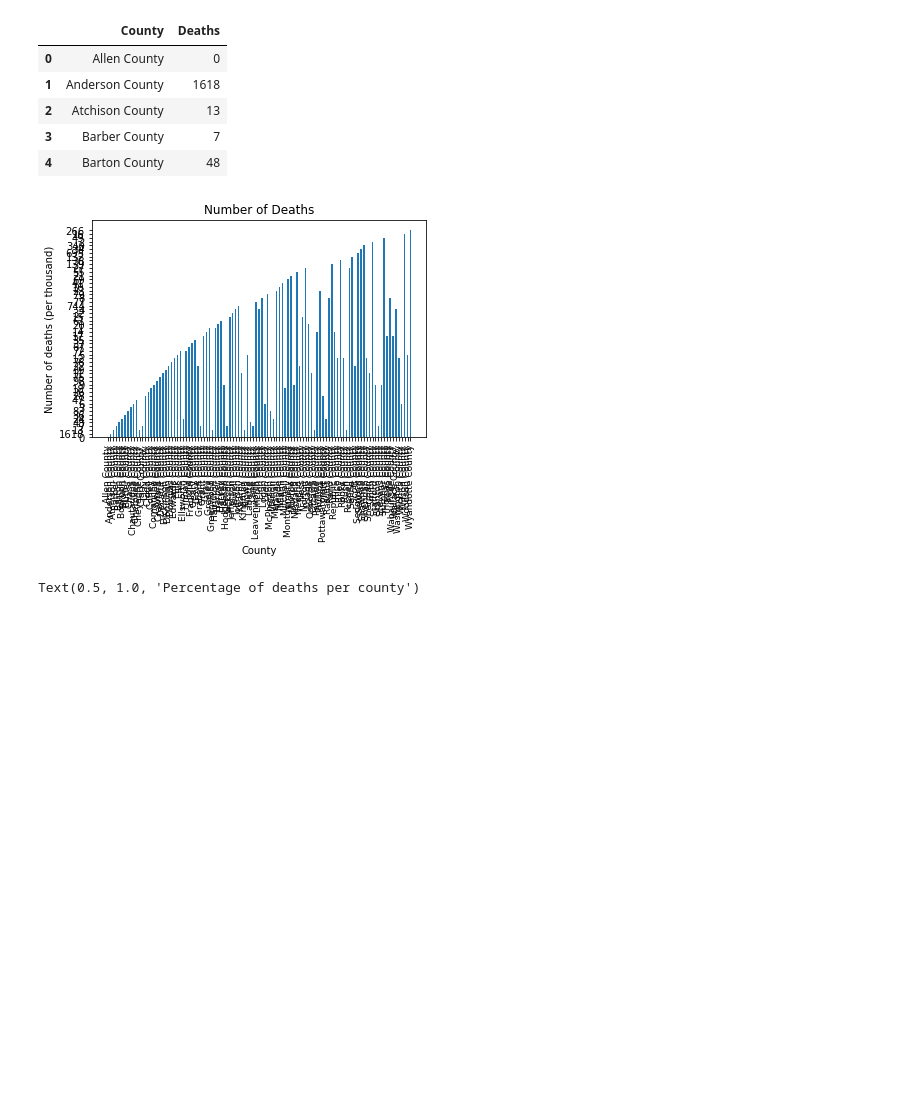
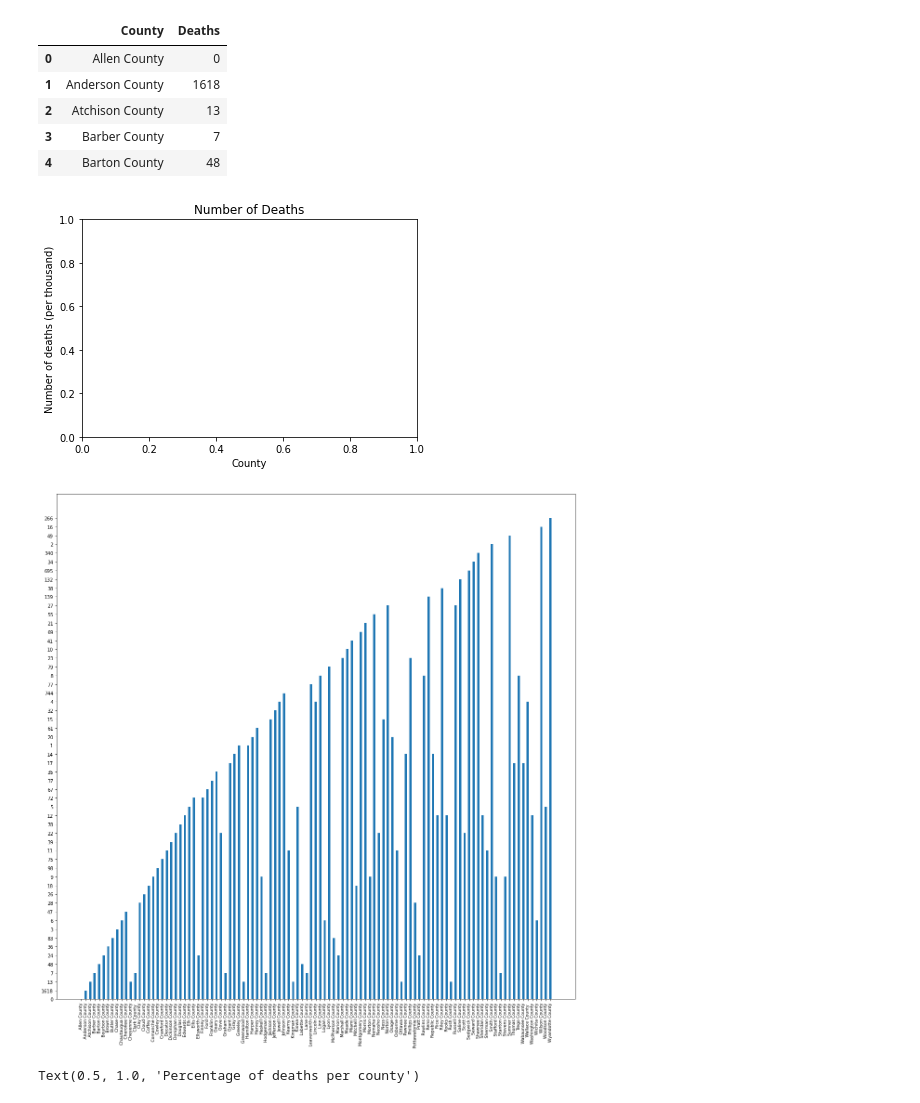
Before and after one commit to JohnGlendening/Project-1_2021, a Jupyter notebook: Kansas/Kansas_COVID_Deaths.ipynb, the cells around one changed output. Drawn from its saved outputs; the diff is of its cells as text; code cells hidden in the pictures; blank space fills up the shorter version.

```diff
--- a/Kansas/Kansas_COVID_Deaths.ipynb
+++ b/Kansas/Kansas_COVID_Deaths.ipynb
@@ -247,17 +247,20 @@ Final_df.head()
 # %%
 Counties = Final_df["County"]
 Cases_load = Final_df["Deaths"]
 plt.title("Number of Deaths")
 plt.ylabel("Number of deaths (per thousand)")
 plt.xlabel("County")
 width = 0.5
+# plt.xticks(rotation=90)
+plt.figure(figsize=(20,20))
+plt.bar(Counties, Cases_load, width)
 plt.xticks(rotation=90)
-plt.bar(Counties, Cases_load, width)
 plt.tick_params(axis="x", which="major", labelsize=9)
 
 plt.show()
 # %% [output]
-[figure, old version]
+[figure, new version]
+[figure, added]
 # %%
 #Pie chart of the percentage(%)
 sizes=Final_df["Deaths"]
```
Also changed, not shown: 1 other file.
